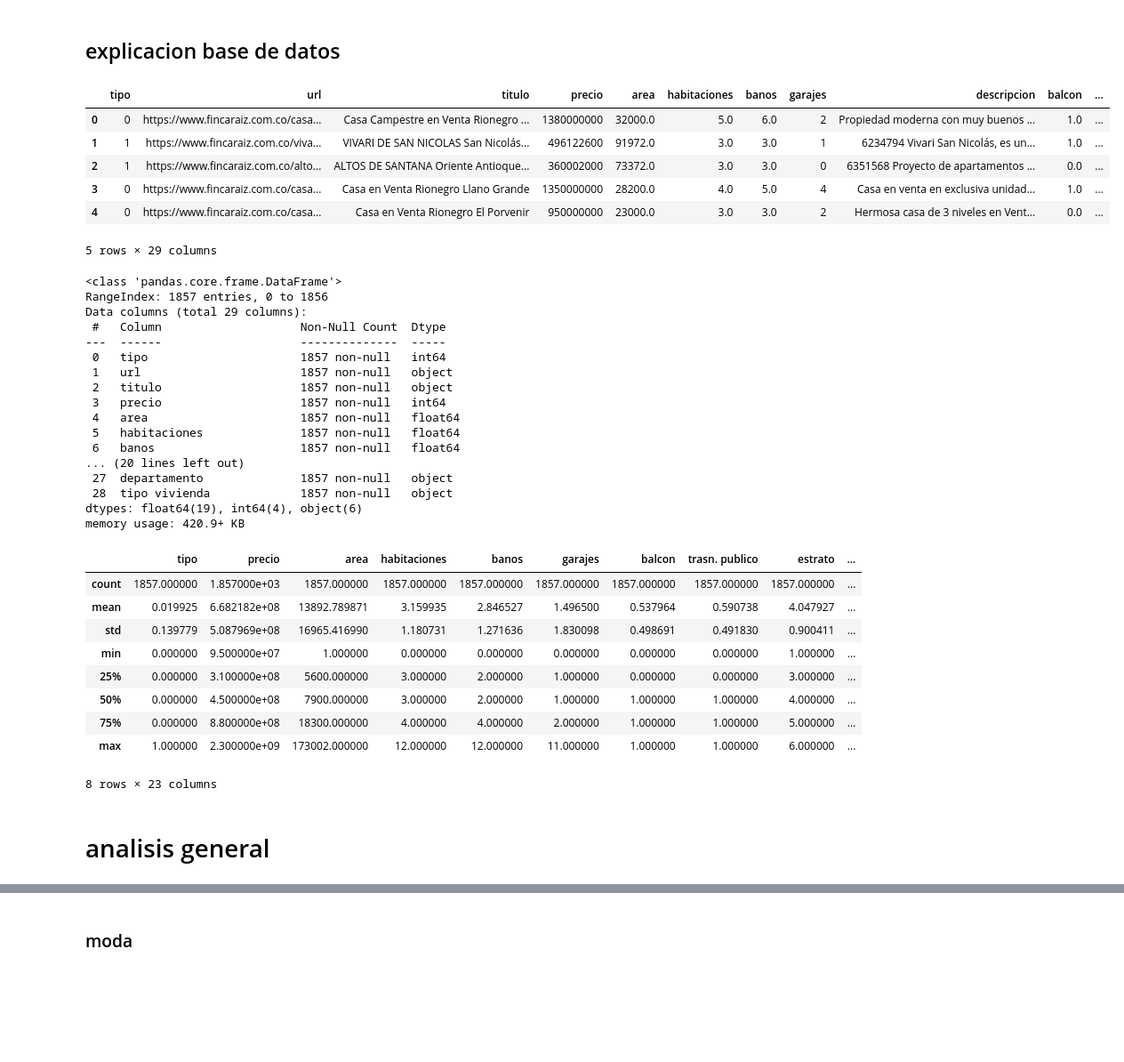
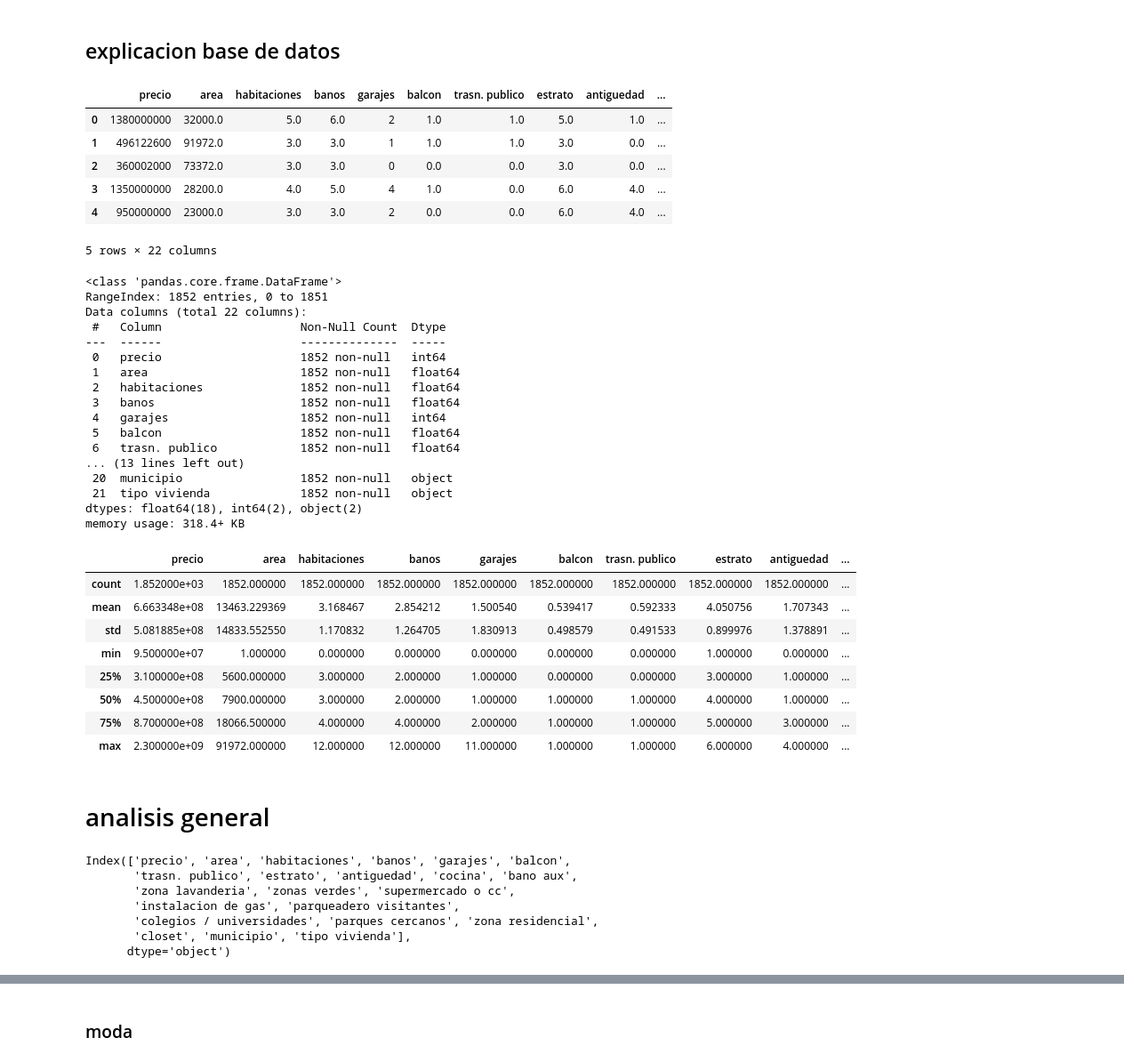
Before and after one commit to juanguzman2/Analisis-del-precio-de-las-viviendas-en-el-oriente-antioqueno, a Jupyter notebook: Script/Analisis exploratorio/1eranalisis.ipynb, the cells around one changed output, grey strips where cells are left out. Shown at 89% size. Drawn from its saved outputs; the diff is of its cells as text; code cells hidden in the pictures; blank space fills up the shorter version.

Commit message:
se agrego un nuevo dataframe que contiene las columnas para el analisis

```diff
--- a/Script/Analisis exploratorio/1eranalisis.ipynb
+++ b/Script/Analisis exploratorio/1eranalisis.ipynb
@@ -13,51 +13,60 @@ from scipy import stats
 # %%
 # !git clone git@github.com:juanguzman2/Precio-de-viviendas-en-colmbia.git
 # %%
-dfp=pd.read_csv(r'C:\Users\Juan Guzman\pviviendas\Data\dfclean')
+dfp=pd.read_csv(r'C:\Users\Juan Guzman\pviviendas\Data\dfanalisis')
 dfp.head()
 # %% [output]
-|  | tipo | url | titulo | precio | area | habitaciones | banos | garajes | descripcion | balcon | ... |
-| 0 | 0 | https://www.fincaraiz.com.co/casa... | Casa Campestre en Venta Rionegro ... | 1380000000 | 32000.0 | 5.0 | 6.0 | 2 | Propiedad moderna con muy buenos ... | 1.0 | ... |
-| 1 | 1 | https://www.fincaraiz.com.co/viva... | VIVARI DE SAN NICOLAS San Nicolás... | 496122600 | 91972.0 | 3.0 | 3.0 | 1 | 6234794 Vivari San Nicolás, es un... | 1.0 | ... |
-| 2 | 1 | https://www.fincaraiz.com.co/alto... | ALTOS DE SANTANA Oriente Antioque... | 360002000 | 73372.0 | 3.0 | 3.0 | 0 | 6351568 Proyecto de apartamentos ... | 0.0 | ... |
-| 3 | 0 | https://www.fincaraiz.com.co/casa... | Casa en Venta Rionegro Llano Grande | 1350000000 | 28200.0 | 4.0 | 5.0 | 4 | Casa en venta en exclusiva unidad... | 1.0 | ... |
-| 4 | 0 | https://www.fincaraiz.com.co/casa... | Casa en Venta Rionegro El Porvenir | 950000000 | 23000.0 | 3.0 | 3.0 | 2 | Hermosa casa de 3 niveles en Vent... | 0.0 | ... |
+|  | precio | area | habitaciones | banos | garajes | balcon | trasn. publico | estrato | antiguedad | ... |
+| 0 | 1380000000 | 32000.0 | 5.0 | 6.0 | 2 | 1.0 | 1.0 | 5.0 | 1.0 | ... |
+| 1 | 496122600 | 91972.0 | 3.0 | 3.0 | 1 | 1.0 | 1.0 | 3.0 | 0.0 | ... |
+| 2 | 360002000 | 73372.0 | 3.0 | 3.0 | 0 | 0.0 | 0.0 | 3.0 | 0.0 | ... |
+| 3 | 1350000000 | 28200.0 | 4.0 | 5.0 | 4 | 1.0 | 0.0 | 6.0 | 4.0 | ... |
+| 4 | 950000000 | 23000.0 | 3.0 | 3.0 | 2 | 0.0 | 0.0 | 6.0 | 4.0 | ... |
-5 rows × 29 columns
+5 rows × 22 columns
 # %%
 dfp.info()
 # %% [output]
 <class 'pandas.core.frame.DataFrame'>
-RangeIndex: 1857 entries, 0 to 1856
-Data columns (total 29 columns):
+RangeIndex: 1852 entries, 0 to 1851
+Data columns (total 22 columns):
  #   Column                    Non-Null Count  Dtype
 ---  ------                    --------------  -----
- 0   tipo                      1857 non-null   int64
- 1   url                       1857 non-null   object
- 2   titulo                    1857 non-null   object
- 3   precio                    1857 non-null   int64
- 4   area                      1857 non-null   float64
- 5   habitaciones              1857 non-null   float64
- 6   banos                     1857 non-null   float64
-... (20 lines left out)
- 27  departamento              1857 non-null   object
- 28  tipo vivienda             1857 non-null   object
-dtypes: float64(19), int64(4), object(6)
-memory usage: 420.9+ KB
+ 0   precio                    1852 non-null   int64
+ 1   area                      1852 non-null   float64
+ 2   habitaciones              1852 non-null   float64
+ 3   banos                     1852 non-null   float64
+ 4   garajes                   1852 non-null   int64
+ 5   balcon                    1852 non-null   float64
+ 6   trasn. publico            1852 non-null   float64
+... (13 lines left out)
+ 20  municipio                 1852 non-null   object
+ 21  tipo vivienda             1852 non-null   object
+dtypes: float64(18), int64(2), object(2)
+memory usage: 318.4+ KB
 # %%
 dfp.describe(exclude=[object])
 # %% [output]
-|  | tipo | precio | area | habitaciones | banos | garajes | balcon | trasn. publico | estrato | ... |
-| count | 1857.000000 | 1.857000e+03 | 1857.000000 | 1857.000000 | 1857.000000 | 1857.000000 | 1857.000000 | 1857.000000 | 1857.000000 | ... |
-| mean | 0.019925 | 6.682182e+08 | 13892.789871 | 3.159935 | 2.846527 | 1.496500 | 0.537964 | 0.590738 | 4.047927 | ... |
-| std | 0.139779 | 5.087969e+08 | 16965.416990 | 1.180731 | 1.271636 | 1.830098 | 0.498691 | 0.491830 | 0.900411 | ... |
-| min | 0.000000 | 9.500000e+07 | 1.000000 | 0.000000 | 0.000000 | 0.000000 | 0.000000 | 0.000000 | 1.000000 | ... |
-| 25% | 0.000000 | 3.100000e+08 | 5600.000000 | 3.000000 | 2.000000 | 1.000000 | 0.000000 | 0.000000 | 3.000000 | ... |
-| 50% | 0.000000 | 4.500000e+08 | 7900.000000 | 3.000000 | 2.000000 | 1.000000 | 1.000000 | 1.000000 | 4.000000 | ... |
-| 75% | 0.000000 | 8.800000e+08 | 18300.000000 | 4.000000 | 4.000000 | 2.000000 | 1.000000 | 1.000000 | 5.000000 | ... |
-| max | 1.000000 | 2.300000e+09 | 173002.000000 | 12.000000 | 12.000000 | 11.000000 | 1.000000 | 1.000000 | 6.000000 | ... |
+|  | precio | area | habitaciones | banos | garajes | balcon | trasn. publico | estrato | antiguedad | ... |
+| count | 1.852000e+03 | 1852.000000 | 1852.000000 | 1852.000000 | 1852.000000 | 1852.000000 | 1852.000000 | 1852.000000 | 1852.000000 | ... |
+| mean | 6.663348e+08 | 13463.229369 | 3.168467 | 2.854212 | 1.500540 | 0.539417 | 0.592333 | 4.050756 | 1.707343 | ... |
+| std | 5.081885e+08 | 14833.552550 | 1.170832 | 1.264705 | 1.830913 | 0.498579 | 0.491533 | 0.899976 | 1.378891 | ... |
+| min | 9.500000e+07 | 1.000000 | 0.000000 | 0.000000 | 0.000000 | 0.000000 | 0.000000 | 1.000000 | 0.000000 | ... |
+| 25% | 3.100000e+08 | 5600.000000 | 3.000000 | 2.000000 | 1.000000 | 0.000000 | 0.000000 | 3.000000 | 1.000000 | ... |
+| 50% | 4.500000e+08 | 7900.000000 | 3.000000 | 2.000000 | 1.000000 | 1.000000 | 1.000000 | 4.000000 | 1.000000 | ... |
+| 75% | 8.700000e+08 | 18066.500000 | 4.000000 | 4.000000 | 2.000000 | 1.000000 | 1.000000 | 5.000000 | 3.000000 | ... |
+| max | 2.300000e+09 | 91972.000000 | 12.000000 | 12.000000 | 11.000000 | 1.000000 | 1.000000 | 6.000000 | 4.000000 | ... |
-8 rows × 23 columns
 # %% [markdown]
 # analisis general
+# %%
+dfp.columns
+# %% [output]
+Index(['precio', 'area', 'habitaciones', 'banos', 'garajes', 'balcon',
+       'trasn. publico', 'estrato', 'antiguedad', 'cocina', 'bano aux',
+       'zona lavanderia', 'zonas verdes', 'supermercado o cc',
+       'instalacion de gas', 'parqueadero visitantes',
+       'colegios / universidades', 'parques cercanos', 'zona residencial',
+       'closet', 'municipio', 'tipo vivienda'],
+      dtype='object')
 # %%
 # 3 cassa mas costosas
 dfp.nlargest(columns='precio',n=3)
```
Also changed, not shown: parts of 13 cells of this notebook, 3 other files.
